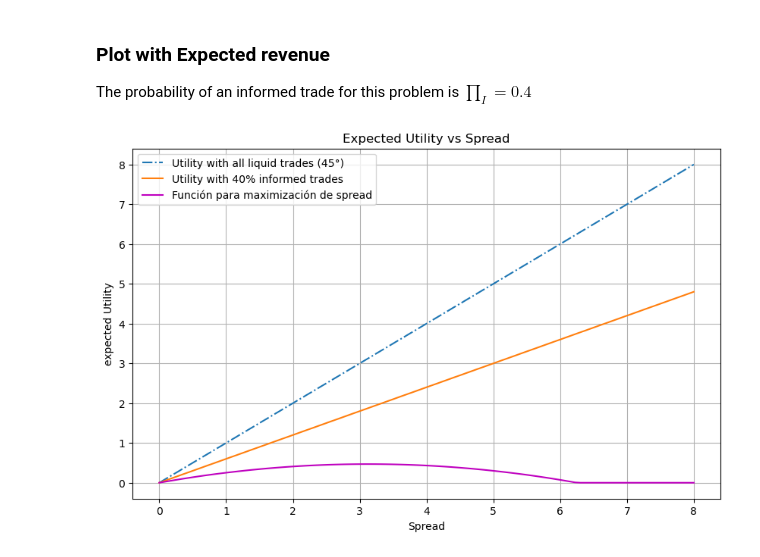
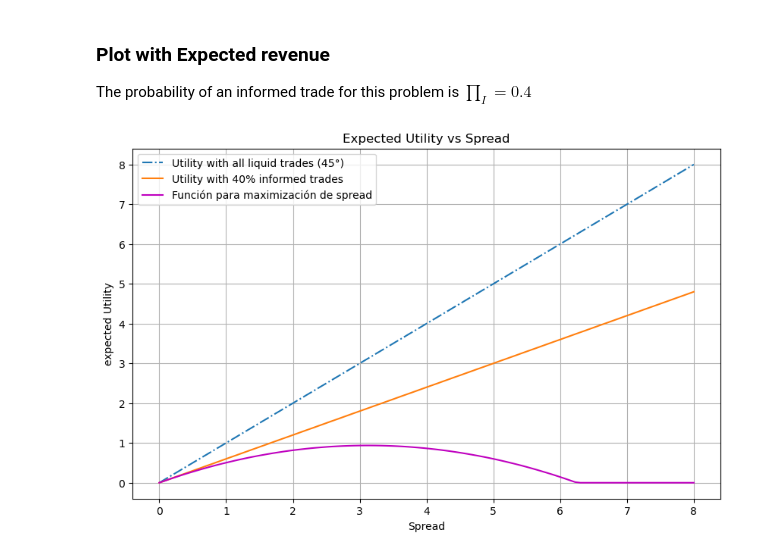
Before and after one commit to aluisaespinoza1/Information-Based-Models-Project, a Jupyter notebook: Bid_Ask_Project.ipynb, the cells around one changed output. Cells and saved outputs as stored; diff of their text form; code cells hidden in the pictures.

```diff
--- a/Bid_Ask_Project.ipynb
+++ b/Bid_Ask_Project.ipynb
@@ -109,23 +109,23 @@ The probability of an informed trade for this problem is $\prod_I = 0.4$
 # %%
 S = np.linspace(0, 8, 100)  # Rango de Spread values (spread value between optimal bid and ask is 6.24)
 P_I = 0.4  # Probabilidad de transacción informada
 
 
 # Bencmark case: all liquidity trades → lineal utility in S
 E_U = S * (1 - P_I)
-U_max_spread = [s * (1 - P_I) * u.p_LS(s)  for s in S] #same probability of liquidity for buy and sell
+U_max_spread = [(s * (1 - P_I)) * (u.p_LS(s) + u.p_LB(s))  for s in S] #same probability of liquidity for buy and sell
 
 
 plt.figure(figsize=(10, 6))
 plt.plot(S, S, label='Utility with all liquid trades (45°)', linestyle='-.')
 plt.plot(S, E_U, label=f'Utility with 40% informed trades')
 
 plt.plot(S, U_max_spread, label = 'Función para maximización de spread', color = 'm')
 plt.title('Expected Utility vs Spread')
 plt.xlabel('Spread')
 plt.ylabel('expected Utility')
 plt.legend()
 plt.grid(True)
 plt.show()
 # %% [output]
-[figure, old version]
+[figure, new version]
```
Also changed, not shown: parts of 1 cell of this notebook.
